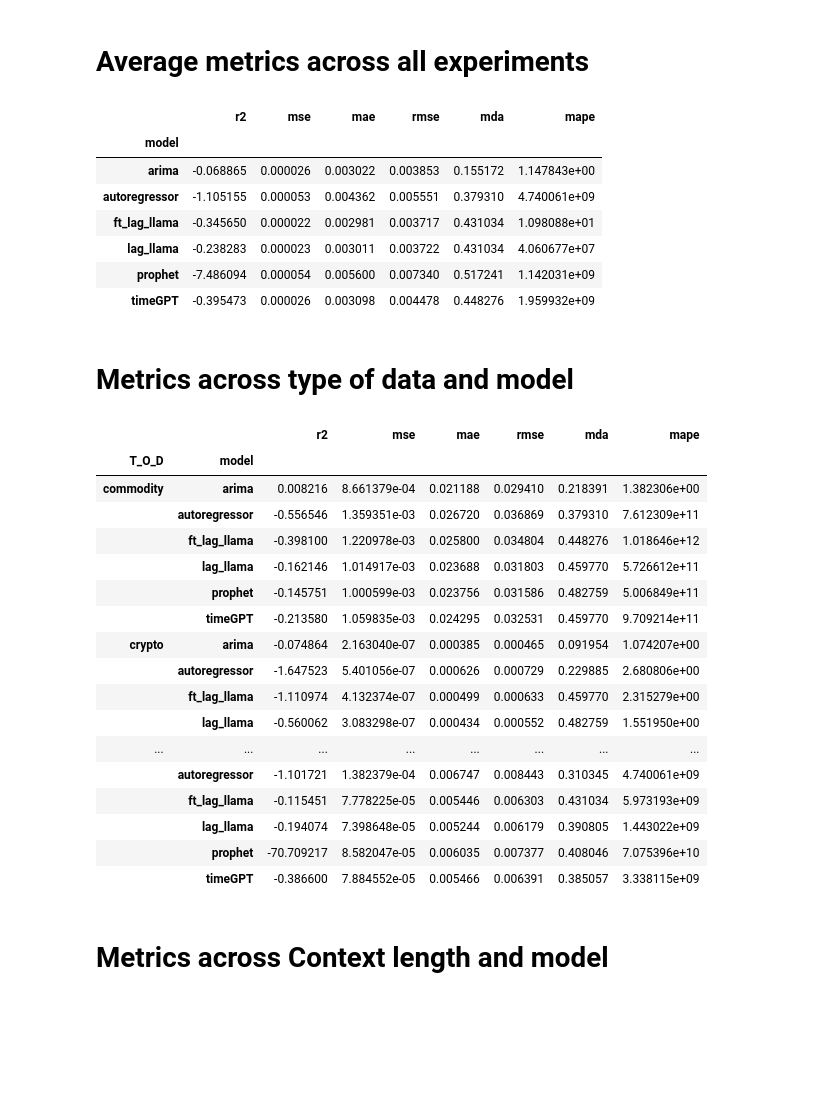
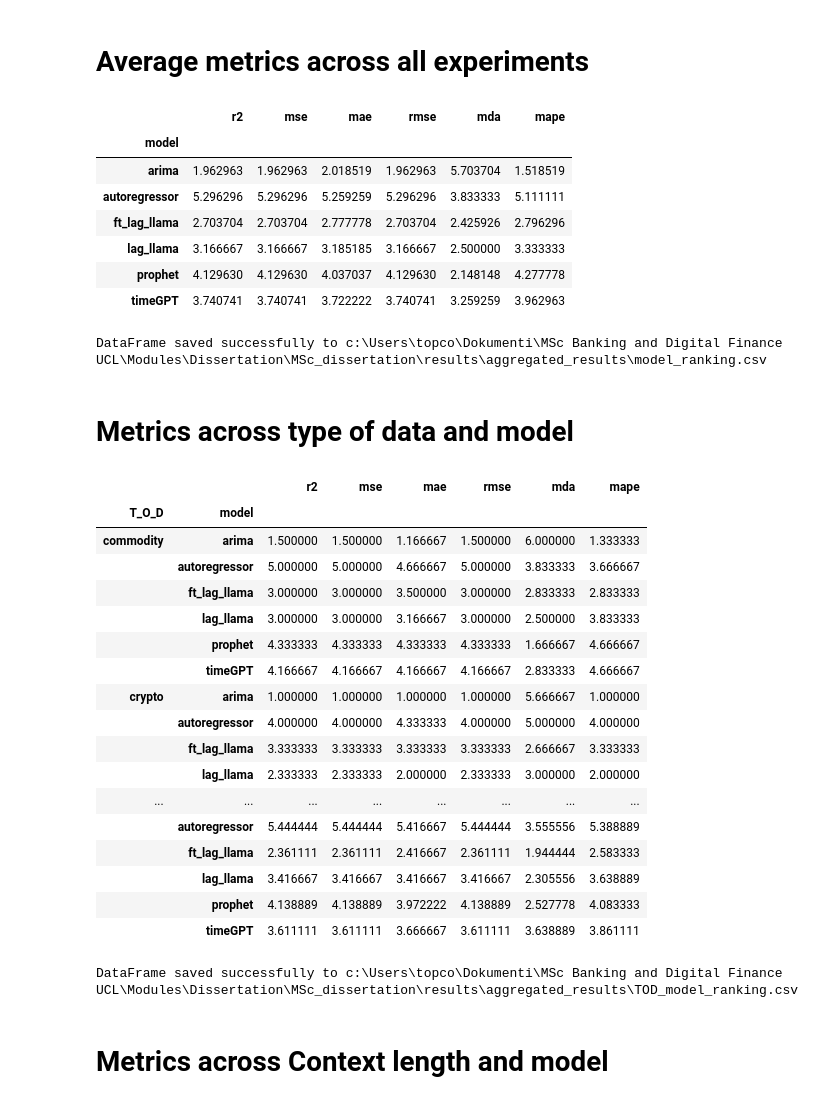
Before and after one commit to filip-topic/Time-Series-Foundation-Models-in-Financial-time-series-prediction, a Jupyter notebook: data_analysis.ipynb, the cells around one changed output. Drawn from its saved outputs; the diff is of its cells as text; code cells hidden in the pictures; blank space fills up the shorter version.

```diff
--- a/data_analysis.ipynb
+++ b/data_analysis.ipynb
@@ -15,11 +33,15 @@ directory = os.path.abspath(os.path.join(project_folder, "results", "evaluation"
 # %%
 # Initialize an empty DataFrame to store the aggregated results
 aggregated_evaluation = pd.DataFrame()
+aggregated_ranking = pd.DataFrame()
 # %%
 # List all files in the directory
 files = [f for f in os.listdir(directory) if f.endswith('.csv')]
 # %%
 # Process each file and add to aggregated evaluation
+
+higher_better = ['r2', 'mda']
+lower_better = ['mse', 'mae', 'rmse', 'mape']
 
 for file in files:
     # Extract parameters from the file name
@@ -33,10 +55,26 @@ for file in files:
     # Read the CSV file into a DataFrame
     file_path = os.path.join(directory, file)
     df = pd.read_csv(file_path)
+    df.rename(columns={"Unnamed: 0" : "model"}, inplace=True)
+
+
+
 
     # Add parameter columns to the DataFrame
     for key, value in param_dict.items():
         df[key] = value
 
+    # creating the ranking df
+    ranked_df = df.copy()
+    ranked_df['model'] = df['model']
+
+    # Rank the models for each metric and add to the new DataFrame
+    for metric in higher_better:
+        ranked_df[metric] = df[metric].rank(ascending=False, method='min').astype(int)
+
+    for metric in lower_better:
+        ranked_df[metric] = df[metric].rank(ascending=True, method='min').astype(int)
+
     # Append the DataFrame to the aggregated DataFrame
     aggregated_evaluation = pd.concat([aggregated_evaluation, df], ignore_index=True)
+    aggregated_ranking = pd.concat([aggregated_ranking, ranked_df], ignore_index=True)
@@ -116,41 +162,51 @@ dtype: float64
 # %%
 metrics = ["r2", "mse", "mae", "rmse", "mda", "mape", "model"]
 group = ["model"]
-aggregated_evaluation[metrics].groupby(group).median()
+model_ranking = aggregated_ranking[metrics].groupby(group).mean()
+model_ranking
 # %% [output]
 |  | r2 | mse | mae | rmse | mda | mape |
 | model |  |  |  |  |  |  |
-| arima | -0.068865 | 0.000026 | 0.003022 | 0.003853 | 0.155172 | 1.147843e+00 |
-| autoregressor | -1.105155 | 0.000053 | 0.004362 | 0.005551 | 0.379310 | 4.740061e+09 |
-| ft_lag_llama | -0.345650 | 0.000022 | 0.002981 | 0.003717 | 0.431034 | 1.098088e+01 |
-| lag_llama | -0.238283 | 0.000023 | 0.003011 | 0.003722 | 0.431034 | 4.060677e+07 |
-| prophet | -7.486094 | 0.000054 | 0.005600 | 0.007340 | 0.517241 | 1.142031e+09 |
-| timeGPT | -0.395473 | 0.000026 | 0.003098 | 0.004478 | 0.448276 | 1.959932e+09 |
+| arima | 1.962963 | 1.962963 | 2.018519 | 1.962963 | 5.703704 | 1.518519 |
+| autoregressor | 5.296296 | 5.296296 | 5.259259 | 5.296296 | 3.833333 | 5.111111 |
+| ft_lag_llama | 2.703704 | 2.703704 | 2.777778 | 2.703704 | 2.425926 | 2.796296 |
+| lag_llama | 3.166667 | 3.166667 | 3.185185 | 3.166667 | 2.500000 | 3.333333 |
+| prophet | 4.129630 | 4.129630 | 4.037037 | 4.129630 | 2.148148 | 4.277778 |
+| timeGPT | 3.740741 | 3.740741 | 3.722222 | 3.740741 | 3.259259 | 3.962963 |
+# %%
+save_dataframe_to_csv(model_ranking, os.path.join(aggregated_results_directory, "model_ranking.csv"))
+# %% [output]
+DataFrame saved successfully to c:\Users\topco\Dokumenti\MSc Banking and Digital Finance UCL\Modules\Dissertation\MSc_dissertation\results\aggregated_results\model_ranking.csv
 # %% [markdown]
 # Metrics across type of data and model
 # %%
 metrics = ["r2", "mse", "mae", "rmse", "mda", "mape", "model", "T_O_D"]
 group = ["T_O_D", "model"]
-aggregated_evaluation[metrics].groupby(group).mean()
+tod_model_ranking = aggregated_ranking[metrics].groupby(group).mean()
+tod_model_ranking
 # %% [output]
 |  |  | r2 | mse | mae | rmse | mda | mape |
 | T_O_D | model |  |  |  |  |  |  |
-| commodity | arima | 0.008216 | 8.661379e-04 | 0.021188 | 0.029410 | 0.218391 | 1.382306e+00 |
-|  | autoregressor | -0.556546 | 1.359351e-03 | 0.026720 | 0.036869 | 0.379310 | 7.612309e+11 |
-|  | ft_lag_llama | -0.398100 | 1.220978e-03 | 0.025800 | 0.034804 | 0.448276 | 1.018646e+12 |
-|  | lag_llama | -0.162146 | 1.014917e-03 | 0.023688 | 0.031803 | 0.459770 | 5.726612e+11 |
-|  | prophet | -0.145751 | 1.000599e-03 | 0.023756 | 0.031586 | 0.482759 | 5.006849e+11 |
-|  | timeGPT | -0.213580 | 1.059835e-03 | 0.024295 | 0.032531 | 0.459770 | 9.709214e+11 |
-| crypto | arima | -0.074864 | 2.163040e-07 | 0.000385 | 0.000465 | 0.091954 | 1.074207e+00 |
-|  | autoregressor | -1.647523 | 5.401056e-07 | 0.000626 | 0.000729 | 0.229885 | 2.680806e+00 |
-|  | ft_lag_llama | -1.110974 | 4.132374e-07 | 0.000499 | 0.000633 | 0.459770 | 2.315279e+00 |
-|  | lag_llama | -0.560062 | 3.083298e-07 | 0.000434 | 0.000552 | 0.482759 | 1.551950e+00 |
+| commodity | arima | 1.500000 | 1.500000 | 1.166667 | 1.500000 | 6.000000 | 1.333333 |
+|  | autoregressor | 5.000000 | 5.000000 | 4.666667 | 5.000000 | 3.833333 | 3.666667 |
+|  | ft_lag_llama | 3.000000 | 3.000000 | 3.500000 | 3.000000 | 2.833333 | 2.833333 |
+|  | lag_llama | 3.000000 | 3.000000 | 3.166667 | 3.000000 | 2.500000 | 3.833333 |
+|  | prophet | 4.333333 | 4.333333 | 4.333333 | 4.333333 | 1.666667 | 4.666667 |
+|  | timeGPT | 4.166667 | 4.166667 | 4.166667 | 4.166667 | 2.833333 | 4.666667 |
+| crypto | arima | 1.000000 | 1.000000 | 1.000000 | 1.000000 | 5.666667 | 1.000000 |
+|  | autoregressor | 4.000000 | 4.000000 | 4.333333 | 4.000000 | 5.000000 | 4.000000 |
+|  | ft_lag_llama | 3.333333 | 3.333333 | 3.333333 | 3.333333 | 2.666667 | 3.333333 |
+|  | lag_llama | 2.333333 | 2.333333 | 2.000000 | 2.333333 | 3.000000 | 2.000000 |
 | ... | ... | ... | ... | ... | ... | ... | ... |
-|  | autoregressor | -1.101721 | 1.382379e-04 | 0.006747 | 0.008443 | 0.310345 | 4.740061e+09 |
-|  | ft_lag_llama | -0.115451 | 7.778225e-05 | 0.005446 | 0.006303 | 0.431034 | 5.973193e+09 |
-|  | lag_llama | -0.194074 | 7.398648e-05 | 0.005244 | 0.006179 | 0.390805 | 1.443022e+09 |
-|  | prophet | -70.709217 | 8.582047e-05 | 0.006035 | 0.007377 | 0.408046 | 7.075396e+10 |
-|  | timeGPT | -0.386600 | 7.884552e-05 | 0.005466 | 0.006391 | 0.385057 | 3.338115e+09 |
+|  | autoregressor | 5.444444 | 5.444444 | 5.416667 | 5.444444 | 3.555556 | 5.388889 |
+|  | ft_lag_llama | 2.361111 | 2.361111 | 2.416667 | 2.361111 | 1.944444 | 2.583333 |
+|  | lag_llama | 3.416667 | 3.416667 | 3.416667 | 3.416667 | 2.305556 | 3.638889 |
+|  | prophet | 4.138889 | 4.138889 | 3.972222 | 4.138889 | 2.527778 | 4.083333 |
+|  | timeGPT | 3.611111 | 3.611111 | 3.666667 | 3.611111 | 3.638889 | 3.861111 |
+# %%
+save_dataframe_to_csv(tod_model_ranking, os.path.join(aggregated_results_directory, "TOD_model_ranking.csv"))
+# %% [output]
+DataFrame saved successfully to c:\Users\topco\Dokumenti\MSc Banking and Digital Finance UCL\Modules\Dissertation\MSc_dissertation\results\aggregated_results\TOD_model_ranking.csv
 # %% [markdown]
 # Metrics across Context length and model
 # %%
```
Also changed, not shown: parts of 16 cells of this notebook, 3 other files.
